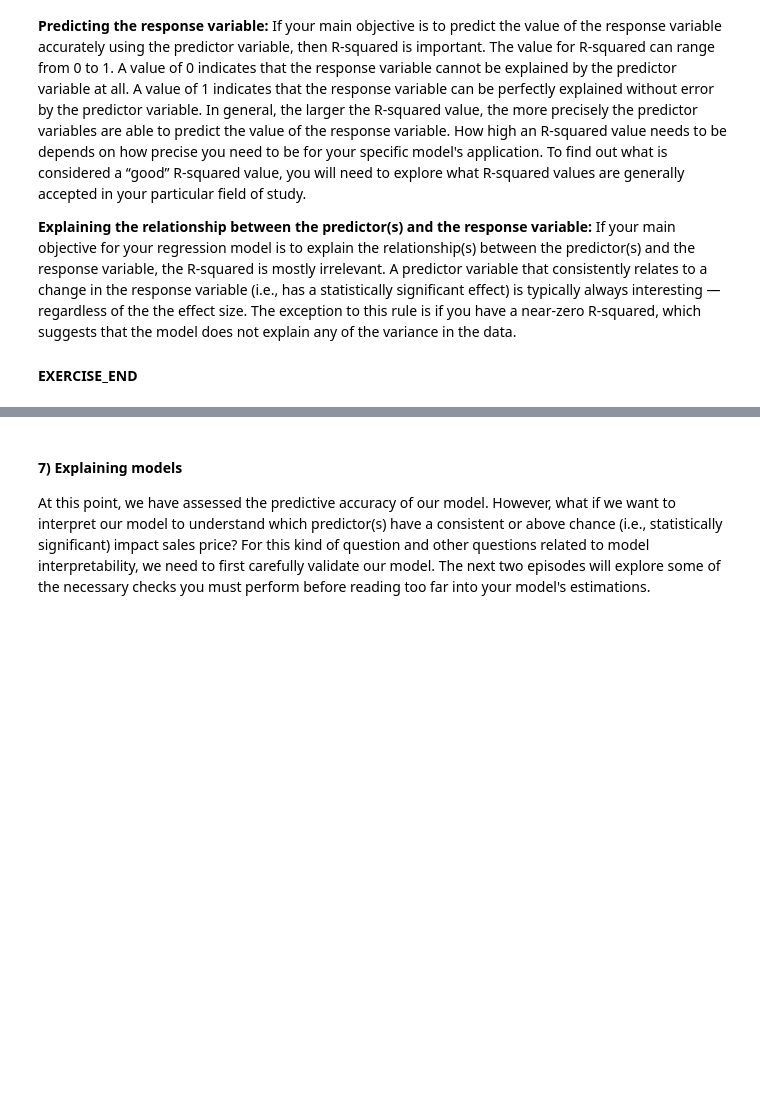
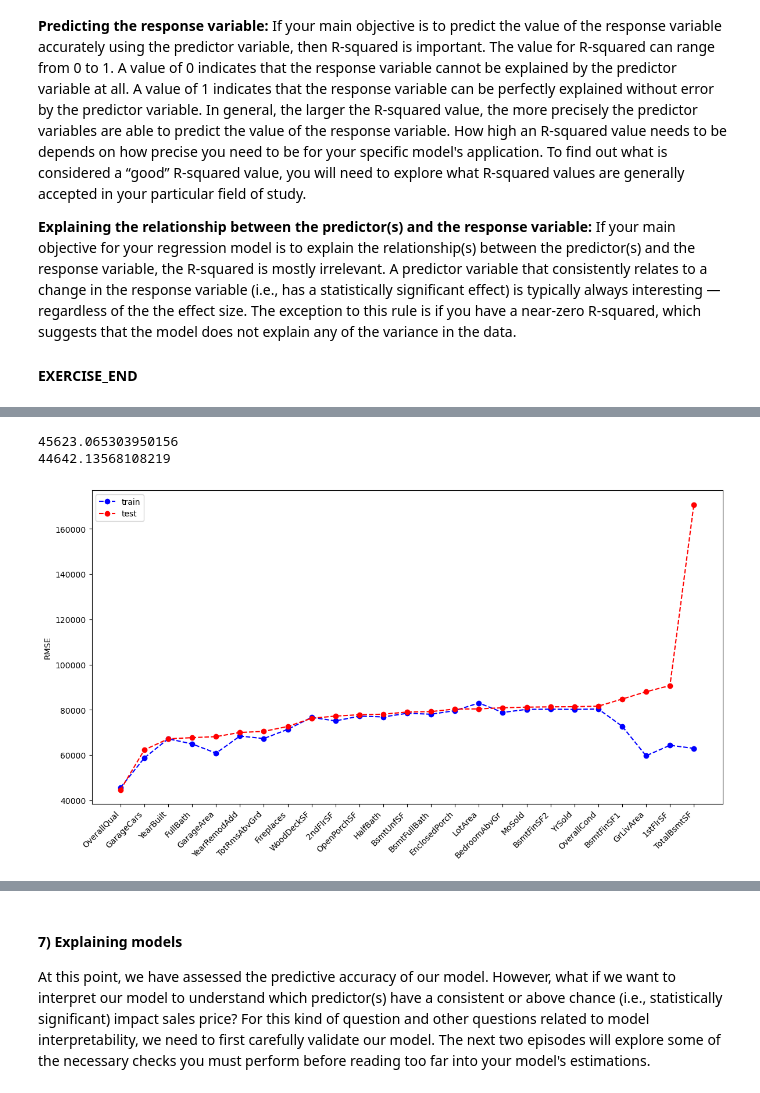
Before and after one commit to carpentries-incubator/high-dimensional-analysis-in-python, a Jupyter notebook: code/03-Regression-intro.ipynb, the cells around one changed output, grey strips where cells are left out. Saved outputs shown, nothing was run; the diff lists cells and outputs as text; code cells hidden in the pictures; blank space fills up the shorter version.

```diff
--- a/code/03-Regression-intro.ipynb
+++ b/code/03-Regression-intro.ipynb
@@ -297,0 +302,16 @@ If your main objective for your regression model is to explain the relationship(
+# %%
+# preprocess
+from preprocessing import get_feat_types
+predictor_type_dict = get_feat_types()
+continuous_fields = predictor_type_dict['continuous_fields']
+X = housing['data'][continuous_fields]
+y_log = np.log(housing['target'])
+
+# remove columns with nans or containing > 97% constant values (typically 0's)
+from preprocessing import remove_bad_cols
+X_good = remove_bad_cols(X, .9)
+
+# train/test split
+X_train, X_test, y_train, y_test = train_test_split(X_good, y_log,
+                                                    test_size=1/3,
+                                                    random_state=0)
@@ -297,0 +330,25 @@ If your main objective for your regression model is to explain the relationship(
+# %%
+RMSE_train_list=[None] * len(X_train.columns)
+RMSE_test_list=[None] * len(X_train.columns)
+# %%
+from regression_predict_sklearn import fit_eval_model
+
+feat_index=0
+for feat in X_train.columns:
+    # fit univariate model and return train/test RMSE
+    RMSE_train, RMSE_test = fit_eval_model(X_train=X_train, y_train=y_train,
+                                           X_test=X_test, y_test=y_test,
+                                           predictors=[feat],
+                                           metric='RMSE', log_scaled=True,
+                                           model_type='unregularized', include_plots=False)
+    print('')
+    # store model errors
+    RMSE_train_list[feat_index] = RMSE_train
+    RMSE_test_list[feat_index] = RMSE_test#metrics.mean_squared_error(y_test, predicted_test,squared=False) # squared=False to get RMSE instead of MSE
+    feat_index+=1
+
+# store errors in pandas dataframe for ease of access downstream
+df_model_err = pd.DataFrame()
+df_model_err['Predictor Variable'] = X_train.columns
+df_model_err['Train RMSE'] = RMSE_train_list
+df_model_err['Test RMSE'] = RMSE_test_list
@@ -297,0 +373,7 @@ If your main objective for your regression model is to explain the relationship(
+# %%
+from regression_predict_sklearn import compare_univariate_models_plot
+sorted_predictors = compare_univariate_models_plot(df_model_err)
+# %% [output]
+45623.065303950156
+44642.13568108219
+[figure, added]
```
Also changed, not shown: parts of 8 cells of this notebook, 5 other files.
